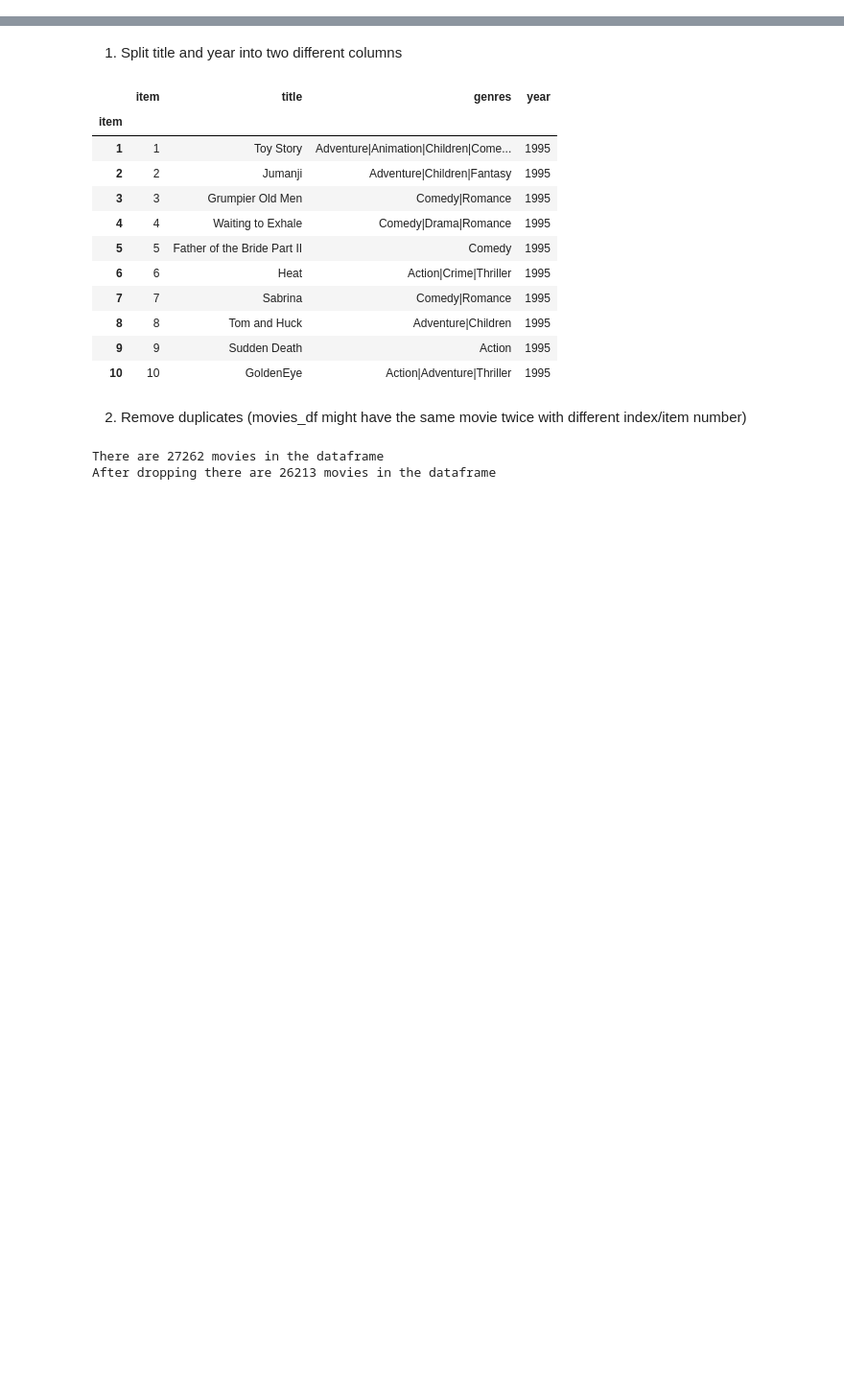
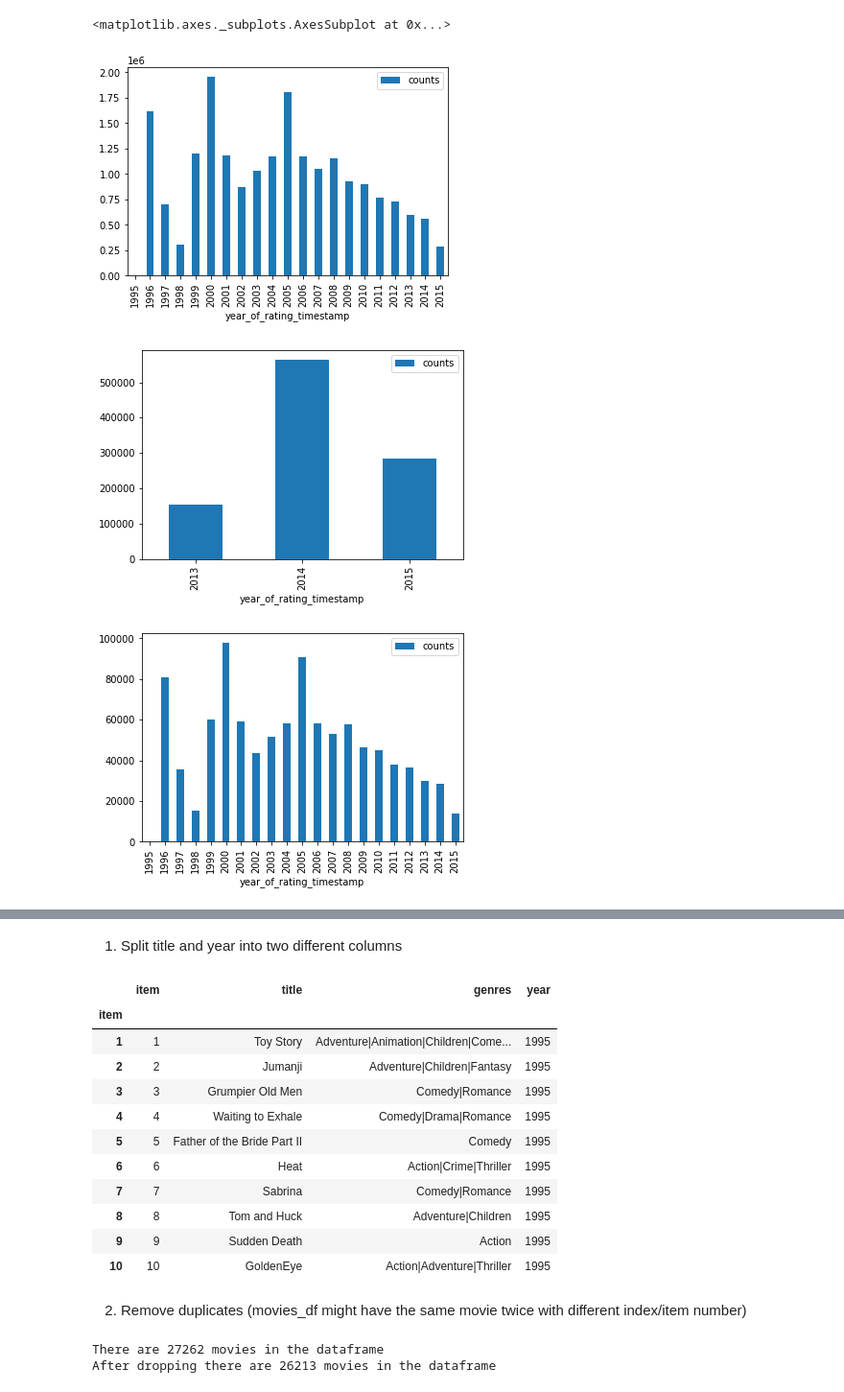
Before and after one commit to csotogd/Recommender-System-santa-claus, a Jupyter notebook: RS project.ipynb, the cells around one changed output, grey strips where cells are left out. Shown at 96% size. Cells and saved outputs as stored; diff of their text form; code cells hidden in the pictures; blank space fills up the shorter version.

```diff
--- a/RS project.ipynb
+++ b/RS project.ipynb
@@ -127,0 +174,24 @@ None
+# %%
+ratings_df = ratings_df.sort_values(by=['timestamp'],ignore_index=True)
+ratings_df['year_of_rating_timestamp'] = pd.to_datetime(ratings_df['timestamp']).dt.to_period('Y')
+percentage_of_ratings = 0.05 #taking only the most recent 30% of data
+num_rows = ratings_df.shape[0]
+subset_ratings_df_recent = ratings_df[int(num_rows*(1.0-percentage_of_ratings)):num_rows]
+subset_ratings_df_recent = subset_ratings_df_recent.reset_index(drop=True)
+## VS taking a random sample of 30% perhaps? ##possible comparison to be made here
+subset_ratings_df_random = ratings_df.sample(n=int(num_rows*percentage_of_ratings),replace=False)
+subset_ratings_df_random =subset_ratings_df_random.reset_index(drop=True)
+# %%
+gp = ratings_df.groupby('year_of_rating_timestamp').size().reset_index(name='counts')
+gp.plot(kind='bar',x='year_of_rating_timestamp', y ='counts')
+
+gp = subset_ratings_df_recent.groupby('year_of_rating_timestamp').size().reset_index(name='counts')
+gp.plot(kind='bar',x='year_of_rating_timestamp', y ='counts')
+
+gp = subset_ratings_df_random.groupby('year_of_rating_timestamp').size().reset_index(name='counts')
+gp.plot(kind='bar',x='year_of_rating_timestamp', y ='counts')
+# %% [output]
+<matplotlib.axes._subplots.AxesSubplot at 0x...>
+[figure, added]
+[figure, added]
+[figure, added]
```
Also changed, not shown: parts of 250 cells of this notebook.
